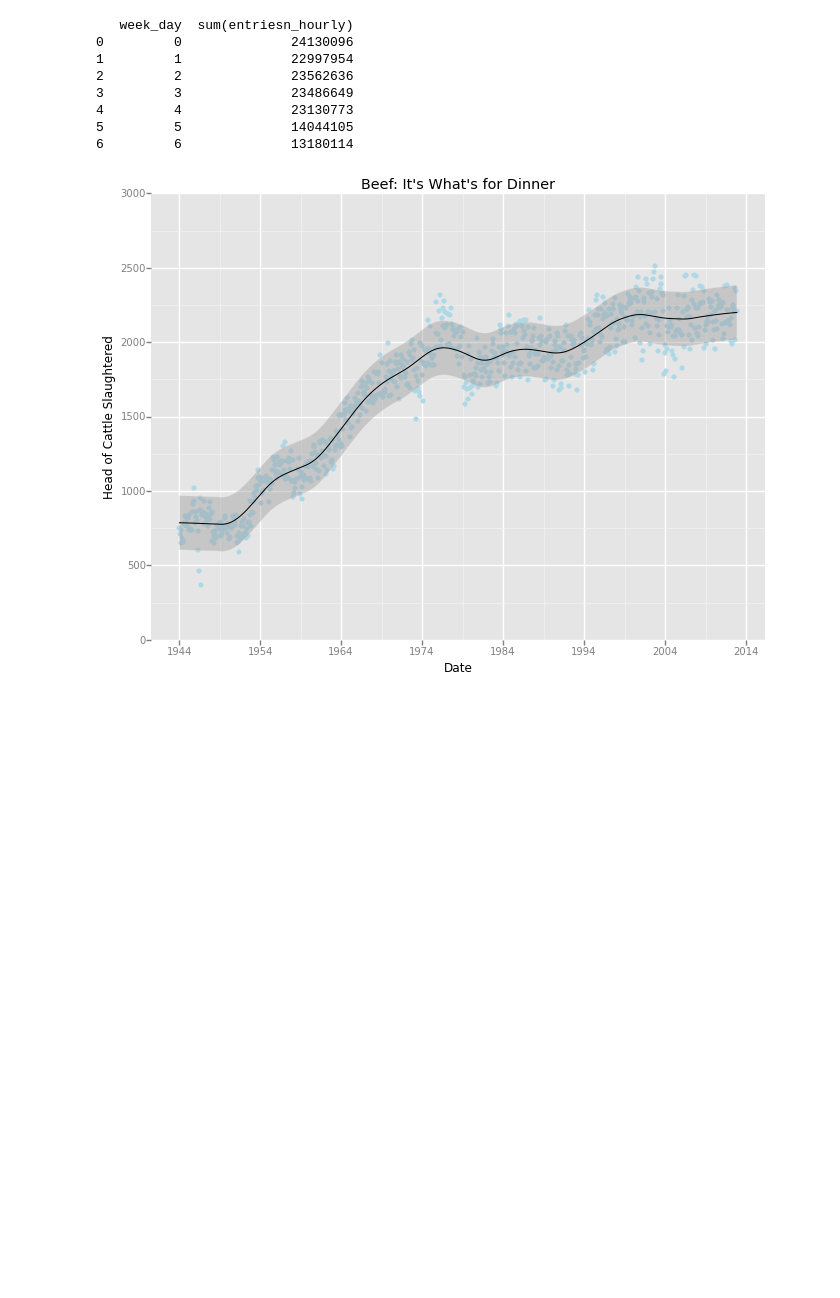
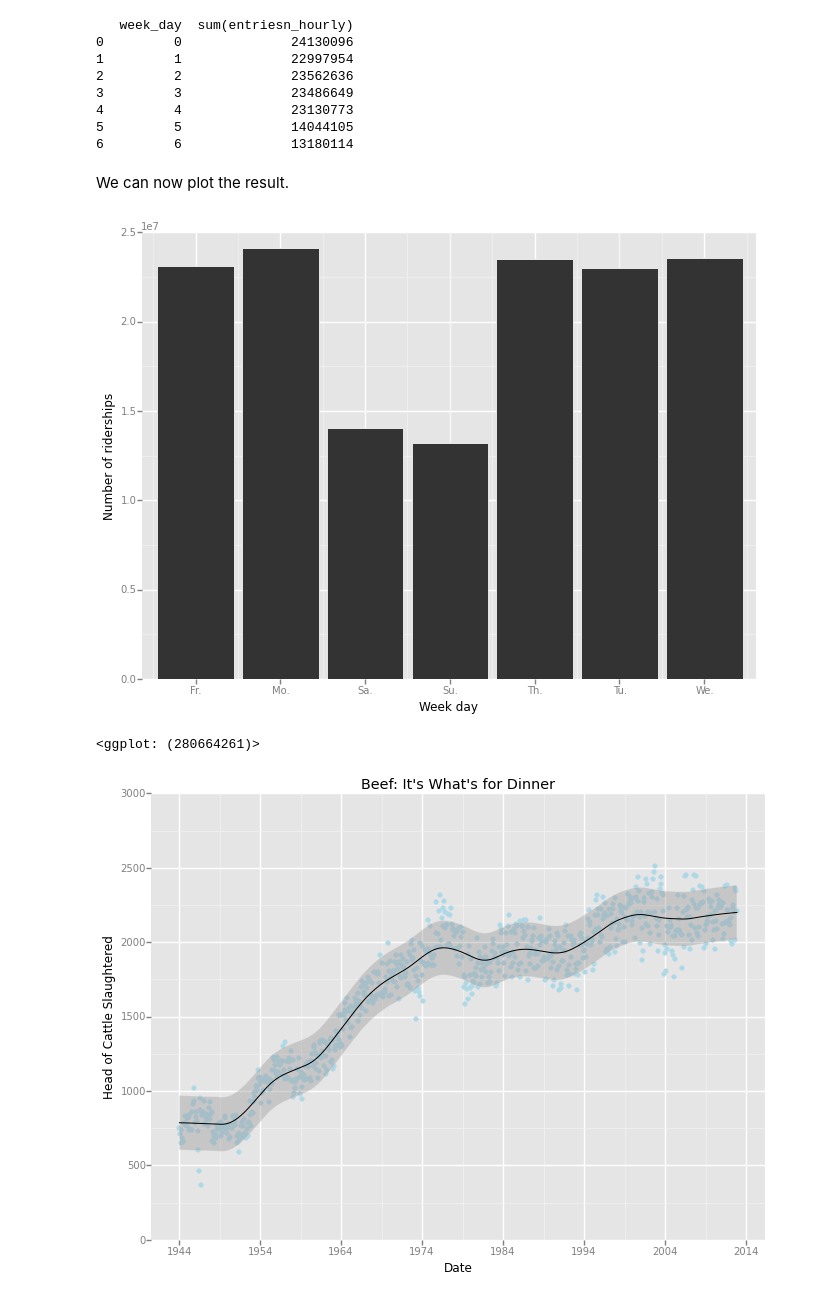
Before and after one commit to jijiewang2014/udacity-intro-data-science, a Jupyter notebook: subway_viz1.ipynb, the cells around one changed output. Drawn from its saved outputs; the diff is of its cells as text; code cells hidden in the pictures; blank space fills up the shorter version.

Commit message:
plot the riderships aggregated values

```diff
--- a/subway_viz1.ipynb
+++ b/subway_viz1.ipynb
@@ -10,6 +11,8 @@ turnstile_weather.is_copy = False
 http://bryansmithphd.com/
 # %%
 turnstile_weather.rename(columns = lambda x: x.replace(' ', '_').lower(), inplace=True)
+# %%
+day = {0: 'Mo.', 1: 'Tu.', 2:'We.', 3:'Th.', 4:'Fr.', 5:'Sa.', 6:'Su.'}
 # %%
 turnstile_weather['week_day'] = turnstile_weather['daten'].map(
             lambda x: datetime.strptime(x, '%Y-%m-%d').weekday())
@@ -21,6 +24,9 @@ from turnstile_weather
 group by week_day
 """
 entries_week_day = pandasql.sqldf(q.lower(), locals())
+# %%
+entries_week_day['day'] = entries_week_day['week_day'].map(
+            lambda x: day[x])
 # %%
 print entries_week_day
 # %% [output]
@@ -37,3 +41,11 @@ import pandas as pd
+# %% [markdown]
+We can now plot the result.
+# %%
+ggplot(entries_week_day, aes('week_day', 'sum(entriesn_hourly)')) + geom_bar(stat="bar") + \
+    xlab('Week day') + ylab('Number of riderships')
+# %% [output]
+[figure, added]
+<ggplot: (280664261)>
 # %%
 ggplot(aes(x='date', y='beef'), data=meat) + \
     geom_point(color='lightblue') + \
```
Also changed, not shown: parts of 3 cells of this notebook.
